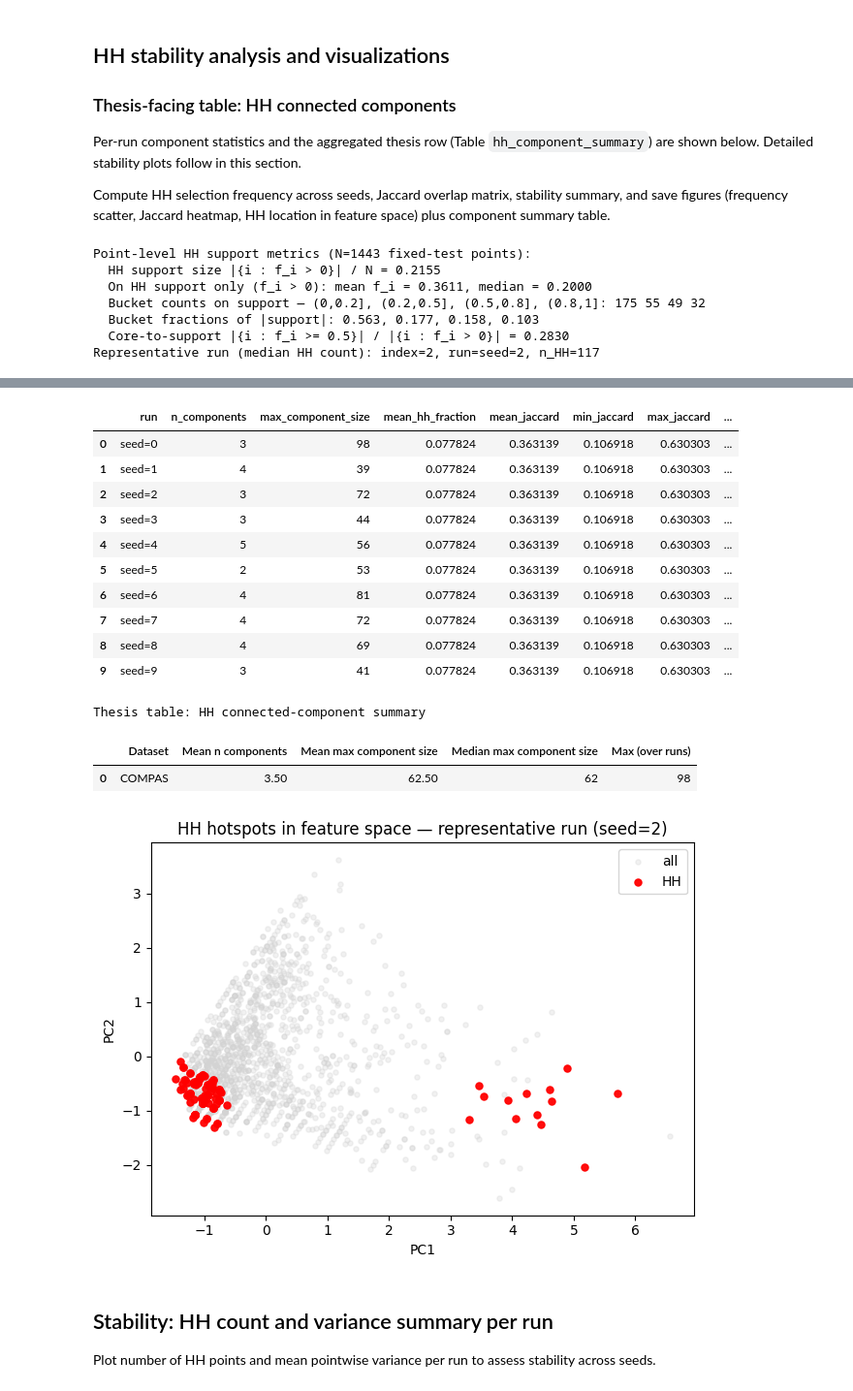
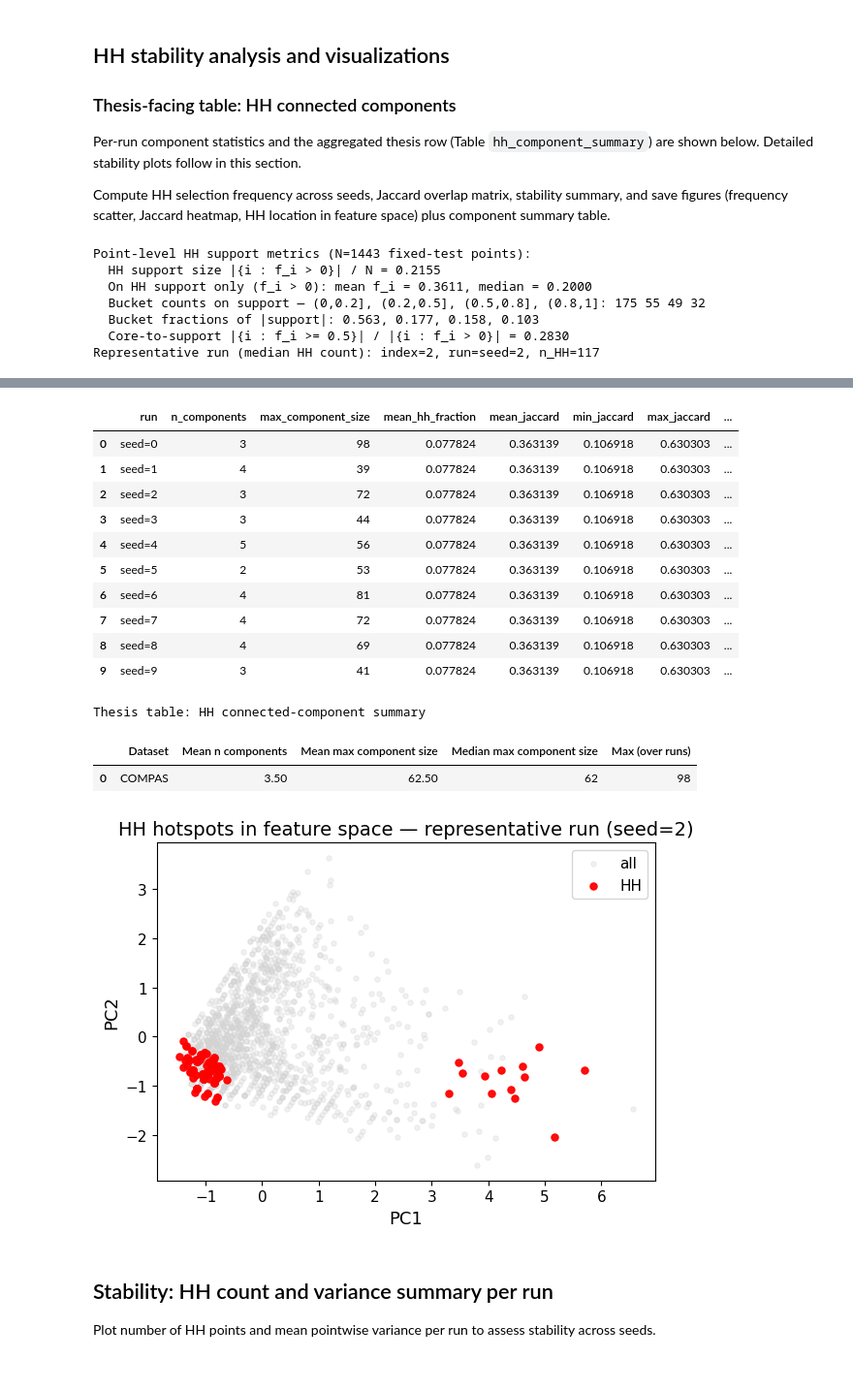
Before and after one commit to DejvisT/spatial-rashomon-multiplicity, a Jupyter notebook: notebooks/03_spatial_patterns.ipynb, the cells around one changed output, grey strips where cells are left out. Shown at 97% size. Saved outputs shown, nothing was run; the diff lists cells and outputs as text; code cells hidden in the pictures.

Commit message:
Changed plots fontsize

```diff
--- a/notebooks/03_spatial_patterns.ipynb
+++ b/notebooks/03_spatial_patterns.ipynb
@@ -244,34 +244,62 @@ print(f"Representative run (median HH count): index={rep_idx}, "
 # Part 2A-hist: HH frequency histogram
 fig_hist, ax_hist = plt.subplots(figsize=(6, 4))
 ax_hist.hist(freq, bins=np.linspace(0, 1, 12), color="steelblue", edgecolor="white", alpha=0.85)
-ax_hist.set_xlabel("HH frequency (fraction of seeds)")
-ax_hist.set_ylabel("Number of test points")
-ax_hist.set_title(f"HH selection frequency histogram — {display_dataset_name(DATASET)}")
+ax_hist.set_xlabel("HH frequency (fraction of seeds)", fontsize=13)
+ax_hist.set_ylabel("Number of test points", fontsize=13)
+ax_hist.set_title(f"HH selection frequency histogram — {display_dataset_name(DATASET)}", fontsize=14)
+ax_hist.tick_params(axis="both", labelsize=11)
 ax_hist.axvline(0.5, color="coral", ls="--", lw=1.2, label="freq = 0.5")
-ax_hist.legend(fontsize=9)
+ax_hist.legend(fontsize=11)
 fig_hist.tight_layout()
 fig_hist.savefig(FIG_DIR / f"hh_freq_histogram_{DATASET}.pdf", bbox_inches="tight")
 plt.show()
 
 # Part 2A: HH frequency visualization
 order = np.argsort(freq)
-plt.figure()
-sc = plt.scatter(coords[order, 0], coords[order, 1], c=freq[order], cmap="OrRd", s=20, alpha=0.8)
-plt.colorbar(sc, label="HH selection frequency across seeds")
-plt.xlabel("PC1" if n_features > 2 else "Feature 1")
-plt.ylabel("PC2" if n_features > 2 else "Feature 2")
-plt.title(f"HH selection frequency — {display_dataset_name(DATASET)}")
+
+plt.figure(figsize=(6, 4.5))
+
+sc = plt.scatter(
+    coords[order, 0],
+    coords[order, 1],
+    c=freq[order],
+    cmap="OrRd",
+    s=20,
+    alpha=0.8,
+)
+
+cbar = plt.colorbar(sc)
+cbar.set_label("HH selection frequency across seeds", fontsize=13)
+cbar.ax.tick_params(labelsize=11)
+
+plt.xlabel("PC1" if n_features > 2 else "Feature 1", fontsize=13)
+plt.ylabel("PC2" if n_features > 2 else "Feature 2", fontsize=13)
+plt.title(f"HH selection frequency — {display_dataset_name(DATASET)}", fontsize=14)
+
+plt.tick_params(axis="both", labelsize=11)
+
 plt.tight_layout()
-plt.savefig(FIG_DIR / f"hh_stability_freq_{DATASET}.pdf")
+plt.savefig(FIG_DIR / f"hh_stability_freq_{DATASET}.pdf", bbox_inches="tight")
 plt.show()
 
 # Part 2B: Jaccard heatmap
 run_labels = [r["run_dir"] for r in spatial_by_run]
-plt.figure(figsize=(6, 5))
-sns.heatmap(J, xticklabels=run_labels, yticklabels=run_labels, annot=False, cmap="OrRd")
-plt.title("HH Jaccard Overlap Across Seeds")
-plt.tight_layout()
-plt.savefig(FIG_DIR / f"hh_jaccard_heatmap_{DATASET}.pdf")
+fig_jacc, ax_jacc = plt.subplots(figsize=(6, 5))
+sns.heatmap(
+    J,
+    xticklabels=run_labels,
+    yticklabels=run_labels,
+    annot=False,
+    cmap="OrRd",
+    ax=ax_jacc,
+)
+ax_jacc.set_title("HH Jaccard Overlap Across Seeds", fontsize=14)
+ax_jacc.tick_params(axis="both", labelsize=11)
+cbar_jacc = ax_jacc.collections[0].colorbar
+cbar_jacc.set_label("Jaccard overlap", fontsize=13)
+cbar_jacc.ax.tick_params(labelsize=11)
+fig_jacc.tight_layout()
+fig_jacc.savefig(FIG_DIR / f"hh_jaccard_heatmap_{DATASET}.pdf")
 plt.show()
 
 # Part 3: Component summary + stability metrics
@@ -304,13 +332,14 @@ display(thesis_hh_component_tbl)
 # Part 4: HH location in feature space (representative run)
 r0 = spatial_by_run[rep_idx]
 HH_mask_rep = r0["HH_mask"]
-plt.figure()
+plt.figure(figsize=(6, 4.5))
 plt.scatter(coords[~HH_mask_rep, 0], coords[~HH_mask_rep, 1], c="lightgray", s=14, alpha=0.30, label="all")
 plt.scatter(coords[HH_mask_rep, 0], coords[HH_mask_rep, 1], c="red", s=26, alpha=0.95, label="HH")
-plt.xlabel("PC1" if n_features > 2 else "Feature 1")
-plt.ylabel("PC2" if n_features > 2 else "Feature 2")
-plt.title(f"HH hotspots in feature space — representative run ({r0['run_dir']})")
-plt.legend()
+plt.xlabel("PC1" if n_features > 2 else "Feature 1", fontsize=13)
+plt.ylabel("PC2" if n_features > 2 else "Feature 2", fontsize=13)
+plt.title(f"HH hotspots in feature space — representative run ({r0['run_dir']})", fontsize=14)
+plt.tick_params(axis="both", labelsize=11)
+plt.legend(fontsize=11)
 plt.tight_layout()
 plt.show()
 # %% [output]
@@ -327,18 +356,18 @@ Representative run (median HH count): index=2, run=seed=2, n_HH=117
 |  | run | n_components | max_component_size | mean_hh_fraction | mean_jaccard | min_jaccard | max_jaccard | ... |
 | 0 | seed=0 | 3 | 98 | 0.077824 | 0.363139 | 0.106918 | 0.630303 | ... |
 | 1 | seed=1 | 4 | 39 | 0.077824 | 0.363139 | 0.106918 | 0.630303 | ... |
 | 2 | seed=2 | 3 | 72 | 0.077824 | 0.363139 | 0.106918 | 0.630303 | ... |
 | 3 | seed=3 | 3 | 44 | 0.077824 | 0.363139 | 0.106918 | 0.630303 | ... |
 | 4 | seed=4 | 5 | 56 | 0.077824 | 0.363139 | 0.106918 | 0.630303 | ... |
 | 5 | seed=5 | 2 | 53 | 0.077824 | 0.363139 | 0.106918 | 0.630303 | ... |
 | 6 | seed=6 | 4 | 81 | 0.077824 | 0.363139 | 0.106918 | 0.630303 | ... |
 | 7 | seed=7 | 4 | 72 | 0.077824 | 0.363139 | 0.106918 | 0.630303 | ... |
 | 8 | seed=8 | 4 | 69 | 0.077824 | 0.363139 | 0.106918 | 0.630303 | ... |
 | 9 | seed=9 | 3 | 41 | 0.077824 | 0.363139 | 0.106918 | 0.630303 | ... |
 Thesis table: HH connected-component summary
 |  | Dataset | Mean n components | Mean max component size | Median max component size | Max (over runs) |
 | 0 | COMPAS | 3.50 | 62.50 | 62 | 98 |
-[figure, old version]
+[figure, new version]
 # %% [markdown]
 ## Stability: HH count and variance summary per run
 
```
Also changed, not shown: parts of 2 cells of this notebook, 17 other files.
